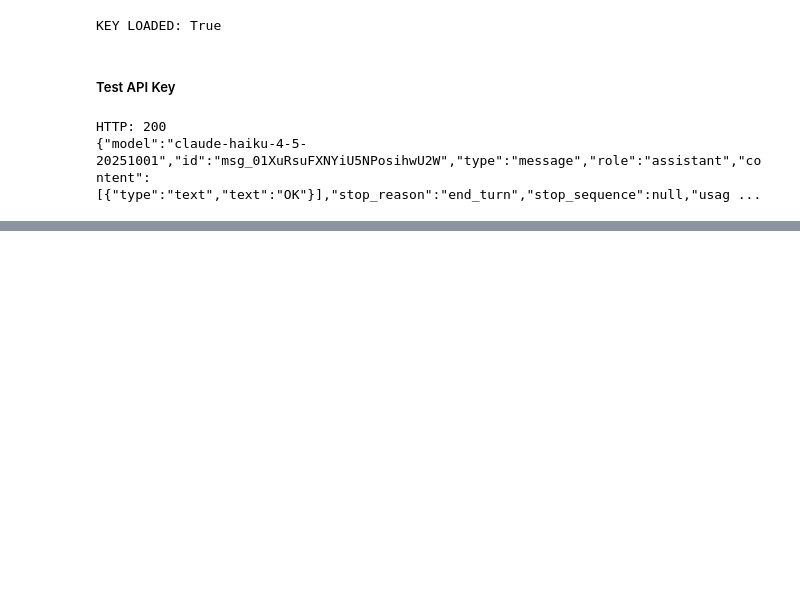
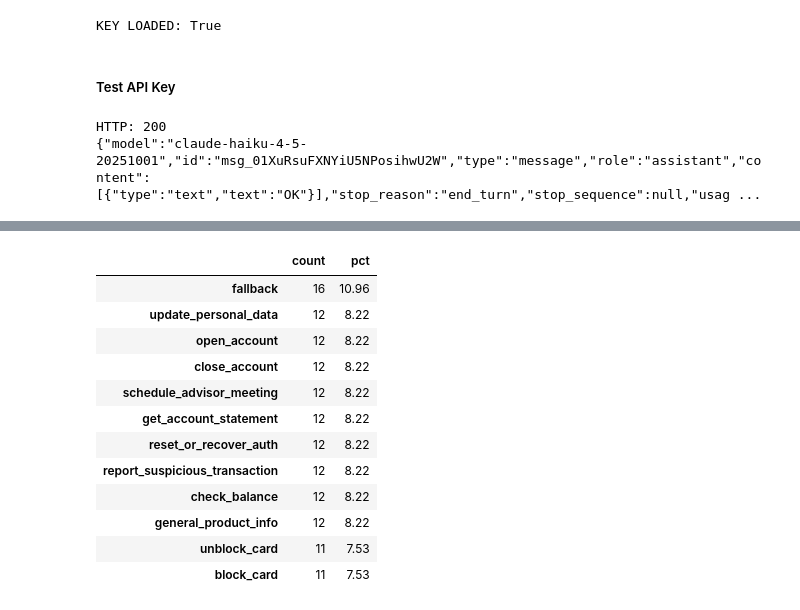
Before and after one commit to teodoramirzan/Sistem-de-monitorizare-a-interac-iunilor-voicebotilor-folosind-modele-lingvistice-mari-LLM-, a Jupyter notebook: notebooks/01_generate_conversations.ipynb, the cells around one changed output, grey strips where cells are left out. Drawn from its saved outputs; the diff is of its cells as text; code cells hidden in the pictures; blank space fills up the shorter version.

Commit message:
generare dataset final

```diff
--- a/notebooks/01_generate_conversations.ipynb
+++ b/notebooks/01_generate_conversations.ipynb
@@ -42,0 +908,69 @@ HTTP: 200
+# %%
+import json
+import pandas as pd
+from collections import Counter
+import os
+
+path = r"C:\Users\Matebook 14s\Documents\Sistem-de-monitorizare-a-interac-iunilor-voicebotilor-folosind-modele-lingvistice-mari-LLM-\notebooks\data\processed\master_dataset_refined_20260217_192302.json"
+
+assert os.path.exists(path), f"File not found: {path}"
+
+with open(path, "r", encoding="utf-8") as f:
+    root = json.load(f)
+
+# Conversațiile sunt aici
+data = root["conversations"]
+print(f"Total conversations: {len(data)}")
+print("Meta:", root.get("meta", {}))
+
+
+def dist(key):
+    c = Counter(conv.get(key) for conv in data if conv.get(key) is not None)
+    df = pd.DataFrame.from_dict(c, orient="index", columns=["count"]).sort_values("count", ascending=False)
+    df["pct"] = (df["count"] / df["count"].sum() * 100).round(2)
+    return df
+
+# 1) intent
+print("\n--- Intent Distribution ---")
+display(dist("intent"))
+
+# 2) final_status
+print("\n--- Final Status Distribution ---")
+display(dist("final_status"))
+
+# 3) difficulty (simple vs complex)
+print("\n--- Difficulty Distribution ---")
+display(dist("difficulty"))
+
+# 4) incongruities (neconcordante)
+incong = Counter()
+for conv in data:
+    for x in conv.get("incongruities", []) or []:
+        incong[x] += 1
+
+incong_df = pd.DataFrame.from_dict(incong, orient="index", columns=["count"]).sort_values("count", ascending=False)
+if len(incong_df) > 0:
+    incong_df["pct"] = (incong_df["count"] / incong_df["count"].sum() * 100).round(2)
+
+print("\n--- Incongruities Distribution ---")
+display(incong_df if len(incong_df) > 0 else pd.DataFrame({"count": []}))
+
+# 5) fallback detection (heuristic)
+# NOTE: ajustează keyword-urile dacă ai o convenție exactă (ex: role="fallback" sau status="fallback")
+fallback_keywords = ["fallback", "nu am înțeles", "nu inteleg", "reformulează", "reformuleaza", "nu pot ajuta", "te rog repetă", "te rog repeta"]
+fallback_convs = 0
+
+for conv in data:
+    turns = conv.get("turns", []) or []
+    hit = False
+    for t in turns:
+        txt = (t.get("text") or "").lower()
+        if any(k in txt for k in fallback_keywords):
+            hit = True
+            break
+    if hit:
+        fallback_convs += 1
+
+print("\n--- Fallback Conversations (heuristic) ---")
+print(f"Conversations containing fallback-like cues: {fallback_convs}")
+# %% [output]
@@ -42,0 +981,13 @@ HTTP: 200
+|  | count | pct |
+| fallback | 16 | 10.96 |
+| update_personal_data | 12 | 8.22 |
+| open_account | 12 | 8.22 |
+| close_account | 12 | 8.22 |
+| schedule_advisor_meeting | 12 | 8.22 |
+| get_account_statement | 12 | 8.22 |
+| reset_or_recover_auth | 12 | 8.22 |
+| report_suspicious_transaction | 12 | 8.22 |
+| check_balance | 12 | 8.22 |
+| general_product_info | 12 | 8.22 |
+| unblock_card | 11 | 7.53 |
+| block_card | 11 | 7.53 |
```
Also changed, not shown: parts of 13 cells of this notebook, 1 other file.
